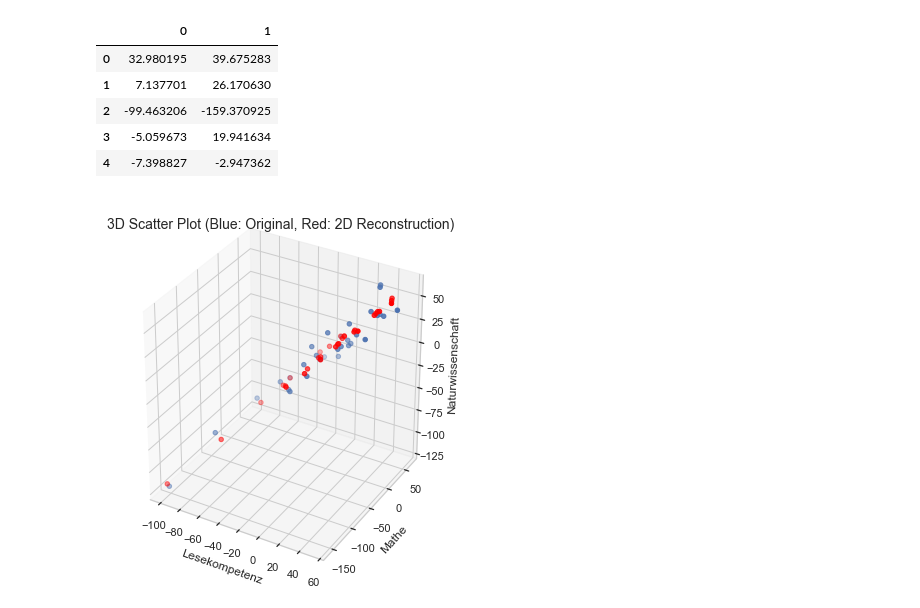
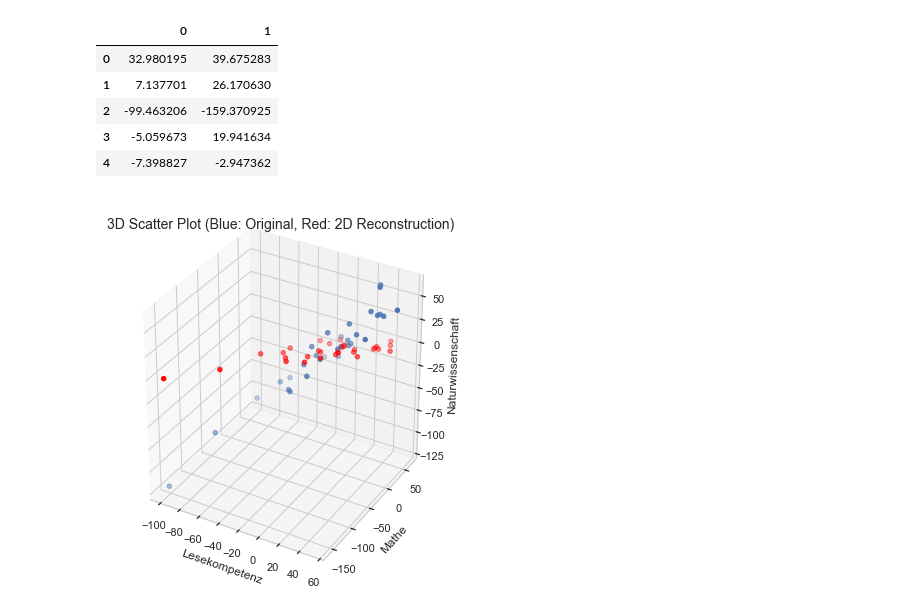
Before and after one commit to negralessio/multivariate-verfahren, a Jupyter notebook: U6/u6_PCA.ipynb, the cells around one changed output. Drawn from its saved outputs; the diff is of its cells as text; code cells hidden in the pictures.

```diff
--- a/U6/u6_PCA.ipynb
+++ b/U6/u6_PCA.ipynb
@@ -222,18 +222,18 @@ X_m.head(5)
 # %%
 # Get Reconstruction Data
 x_2 = X_m.iloc[:, 0].values
 y_2 = X_m.iloc[:, 1].values
 
 fig = plt.figure()
 fig.set_figwidth(14)
 fig.set_figheight(7)
 ax1 = fig.add_subplot(121, projection='3d')
 ax1.set_title("3D Scatter Plot (Blue: Original, Red: 2D Reconstruction)", size=14)
 ax1.scatter3D(x, y, z)
-ax1.scatter3D(x_2, y_2, z_2, color="red")
+ax1.scatter3D(x_2, y_2, color="red")
 ax1.set_xlabel("Lesekompetenz")
 ax1.set_ylabel("Mathe")
 ax1.set_zlabel("Naturwissenschaft")
 plt.show()
 # %% [output]
-[figure, old version]
+[figure, new version]
```
Also changed, not shown: parts of 2 cells of this notebook.
